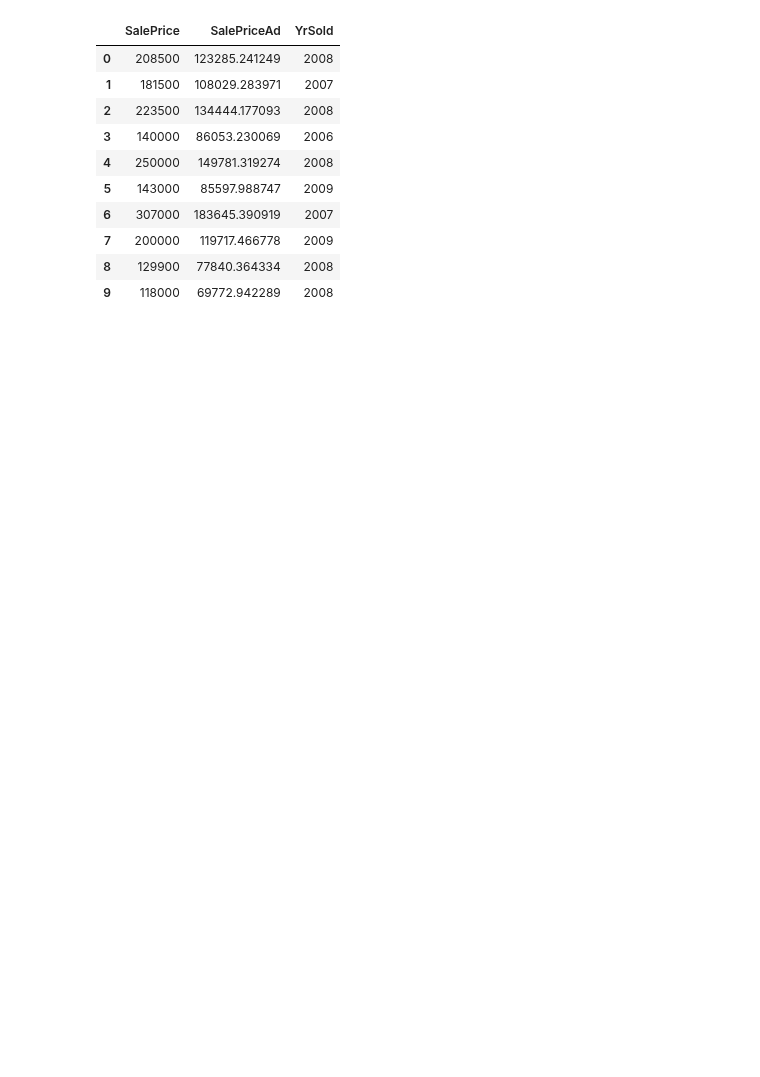
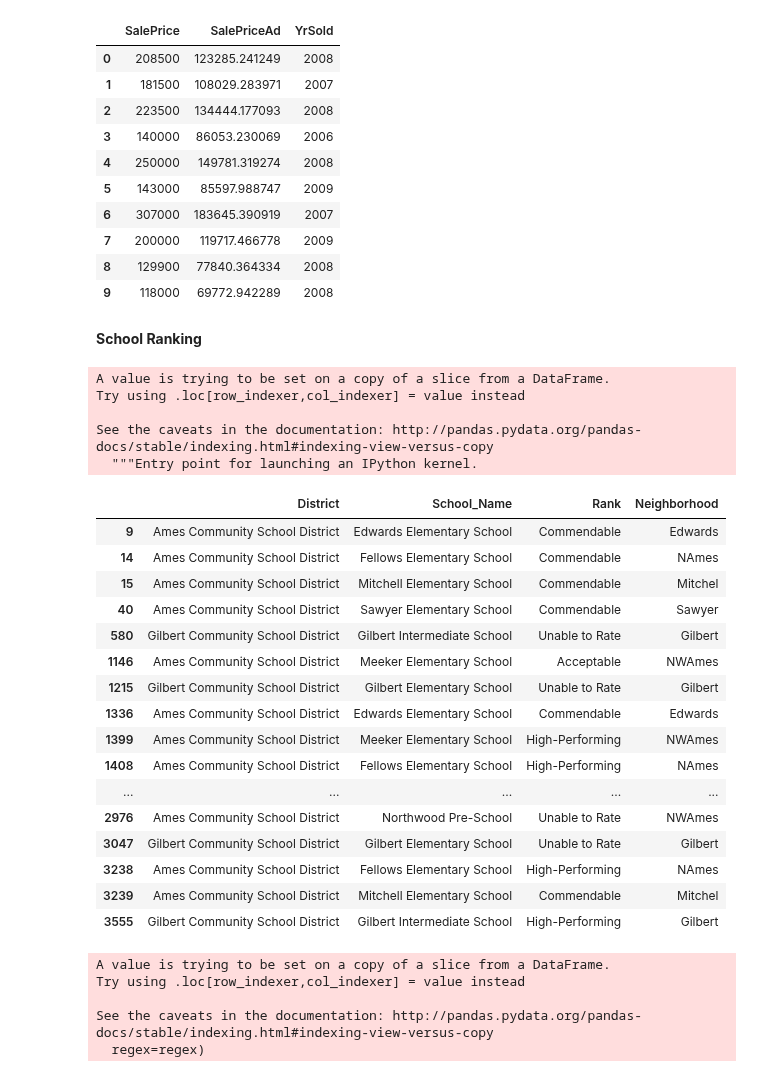
Before and after one commit to TiGaI/HousingPriceKaggleProject3, a Jupyter notebook: ames_eda.ipynb, the cells around one changed output. Saved outputs shown, nothing was run; the diff lists cells and outputs as text; code cells hidden in the pictures; blank space fills up the shorter version.

```diff
--- a/ames_eda.ipynb
+++ b/ames_eda.ipynb
@@ -29,6 +29,7 @@ train_df = pd.read_csv('https://raw.githubusercontent.com/TiGaI/HousingPriceKagg
 test_df = pd.read_csv('https://raw.githubusercontent.com/TiGaI/HousingPriceKaggleProject3/master/data/test.csv')
 interest_df = pd.read_csv('https://raw.githubusercontent.com/TiGaI/HousingPriceKaggleProject3/xiangwei/data/interest.csv')
 ameshpi = pd.read_csv('https://raw.githubusercontent.com/TiGaI/HousingPriceKaggleProject3/xiangwei/data/ameshpi.csv')
+sch_rank = pd.read_csv('https://raw.githubusercontent.com/TiGaI/HousingPriceKaggleProject3/xiangwei/data/SchoolRanking.csv')
 
 ### view train dataset
 train_df.head()
@@ -707,3 +708,68 @@ train_full1[['SalePrice','SalePriceAd','YrSold']].head(10)
 | 7 | 200000 | 119717.466778 | 2009 |
 | 8 | 129900 | 77840.364334 | 2008 |
 | 9 | 118000 | 69772.942289 | 2008 |
+# %% [markdown]
+**School Ranking**
+# %%
+sch_rank1 = sch_rank.loc[((sch_rank['District'] == 'Ames Community School District') | (sch_rank['District']== 'Gilbert Community School District')) & (sch_rank['SchoolType'] == 'Elementary')]
+
+sch_rank1['School_Name'].value_counts()
+
+sch_rank2 = sch_rank1[['District', 'School_Name', 'Rank']]
+
+def schPlace(x):
+  if x['School_Name'] == 'Edwards Elementary School':
+    return 'Edwards'
+  elif x['School_Name'] == 'Gilbert Elementary School':
+    return 'Gilbert'
+  elif x['School_Name'] == 'Sawyer Elementary School':
+    return 'Sawyer'
+  elif x['School_Name'] == 'Fellows Elementary School':
+    return 'NAmes'
+  elif x['School_Name'] == 'Meeker Elementary School':
+    return 'NWAmes'
+  elif x['School_Name'] == 'Gilbert Intermediate School':
+    return 'Gilbert'
+  elif x['School_Name'] == 'Mitchell Elementary School':
+    return 'Mitchel'
+  elif x['School_Name'] == 'Northwood Pre-School':
+    return 'NWAmes'
+# %%
+sch_rank2['Neighborhood'] = sch_rank2.apply (lambda row: schPlace(row), axis=1)
+sch_rank2
+# %% [output]
+A value is trying to be set on a copy of a slice from a DataFrame.
+Try using .loc[row_indexer,col_indexer] = value instead
+
+See the caveats in the documentation: http://pandas.pydata.org/pandas-docs/stable/indexing.html#indexing-view-versus-copy
+  """Entry point for launching an IPython kernel.
+|  | District | School_Name | Rank | Neighborhood |
+| 9 | Ames Community School District | Edwards Elementary School | Commendable | Edwards |
+| 14 | Ames Community School District | Fellows Elementary School | Commendable | NAmes |
+| 15 | Ames Community School District | Mitchell Elementary School | Commendable | Mitchel |
+| 40 | Ames Community School District | Sawyer Elementary School | Commendable | Sawyer |
+| 580 | Gilbert Community School District | Gilbert Intermediate School | Unable to Rate | Gilbert |
+| 1146 | Ames Community School District | Meeker Elementary School | Acceptable | NWAmes |
+| 1215 | Gilbert Community School District | Gilbert Elementary School | Unable to Rate | Gilbert |
+| 1336 | Ames Community School District | Edwards Elementary School | Commendable | Edwards |
+| 1399 | Ames Community School District | Meeker Elementary School | High-Performing | NWAmes |
+| 1408 | Ames Community School District | Fellows Elementary School | High-Performing | NAmes |
+| ... | ... | ... | ... | ... |
+| 2976 | Ames Community School District | Northwood Pre-School | Unable to Rate | NWAmes |
+| 3047 | Gilbert Community School District | Gilbert Elementary School | Unable to Rate | Gilbert |
+| 3238 | Ames Community School District | Fellows Elementary School | High-Performing | NAmes |
+| 3239 | Ames Community School District | Mitchell Elementary School | Commendable | Mitchel |
+| 3555 | Gilbert Community School District | Gilbert Intermediate School | High-Performing | Gilbert |
+# %%
+SchReplace = {
+   'Rank': {
+      'Unable to Rate': 0, 'Acceptable': 1, 'Commendable': 2, 'High-Performing': 3
+   }
+}
+sch_rank2.replace(SchReplace, inplace=True)
+# %% [output]
+A value is trying to be set on a copy of a slice from a DataFrame.
+Try using .loc[row_indexer,col_indexer] = value instead
+
+See the caveats in the documentation: http://pandas.pydata.org/pandas-docs/stable/indexing.html#indexing-view-versus-copy
+  regex=regex)
```
Also changed, not shown: parts of 3 cells of this notebook.
